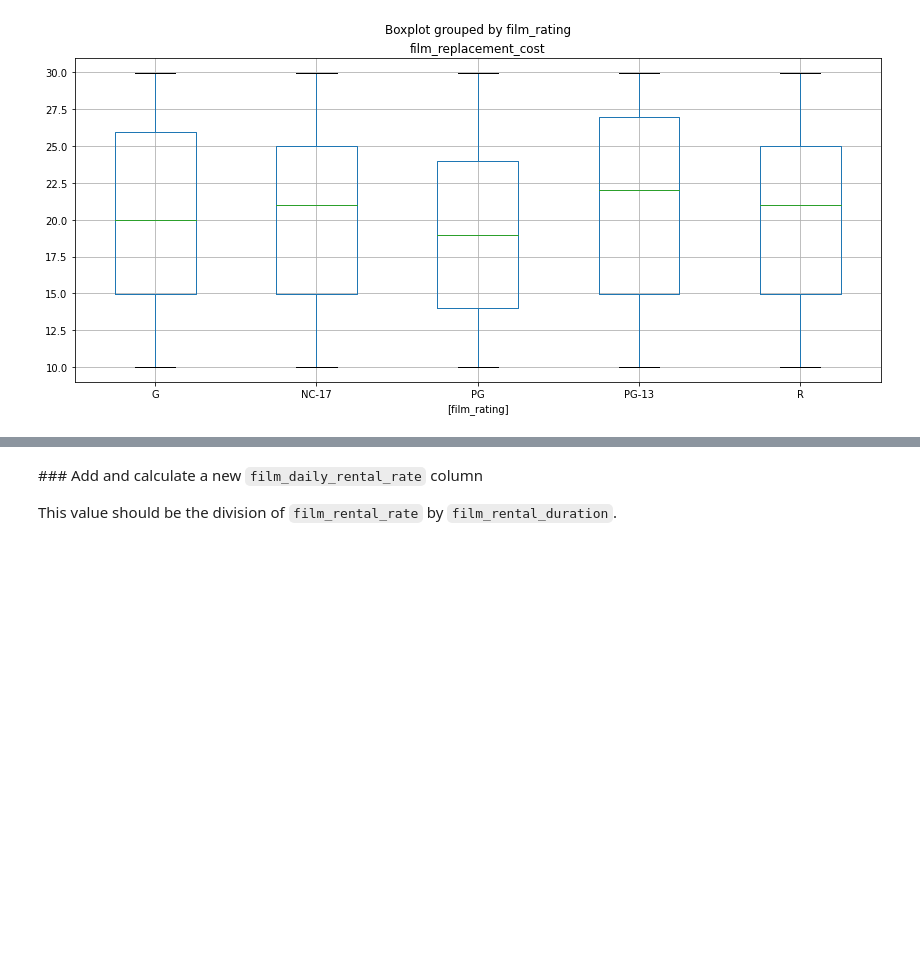
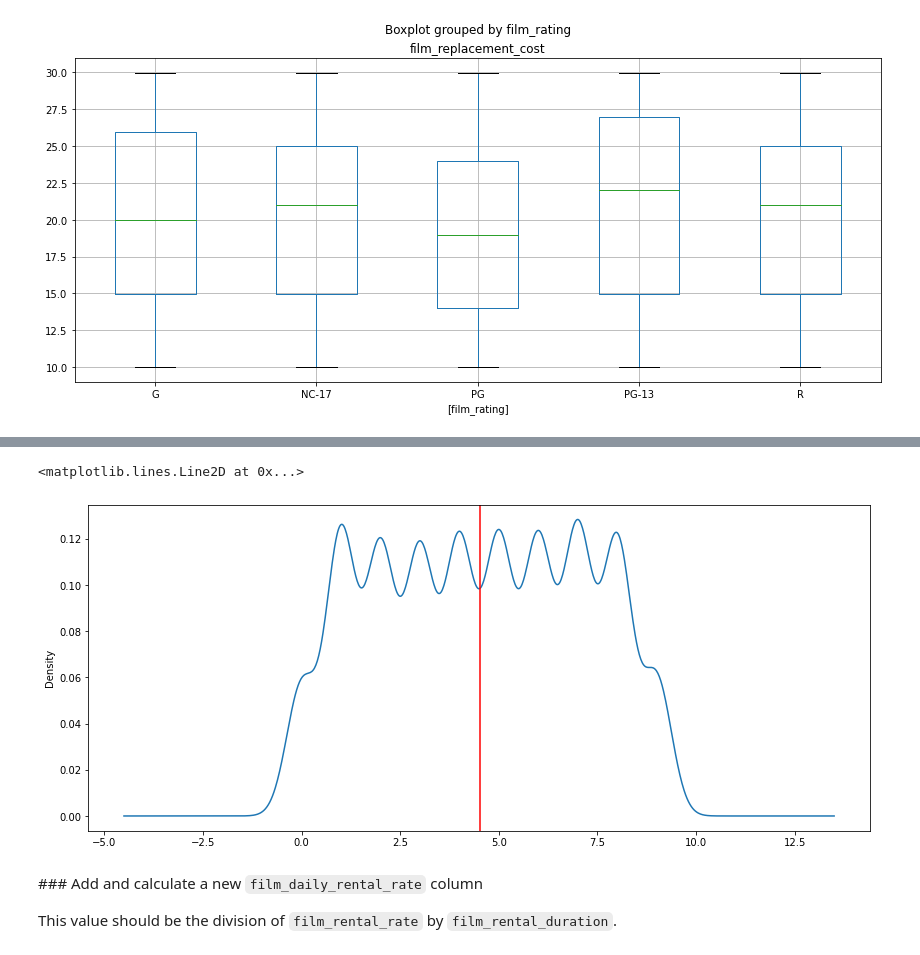
Before and after one commit to arturovictoriar/Data_Science_FCC, a Jupyter notebook: DVD_Store/Handling_dbs.ipynb, the cells around one changed output, grey strips where cells are left out. Saved outputs shown, nothing was run; the diff lists cells and outputs as text; code cells hidden in the pictures; blank space fills up the shorter version.

Commit message:
Analyzing the rental days films

```diff
--- a/DVD_Store/Handling_dbs.ipynb
+++ b/DVD_Store/Handling_dbs.ipynb
@@ -155,6 +159,9 @@ df['rental_days'].mean()
 # %%
-ax = df['rental_days'].plot(kind='density', figsize=(14,6))
-ax.axvline(df['rental_days'].mean(), color='red')
+ax = df["rental_days"].plot(kind="kde", figsize=(14,6))
+ax.axvline(df["rental_days"].mean(), color="red")
+# %% [output]
+<matplotlib.lines.Line2D at 0x...>
+[figure, added]
 # %% [markdown]
 ### Add and calculate a new `film_daily_rental_rate` column
 
```
Also changed, not shown: parts of 9 cells of this notebook.
